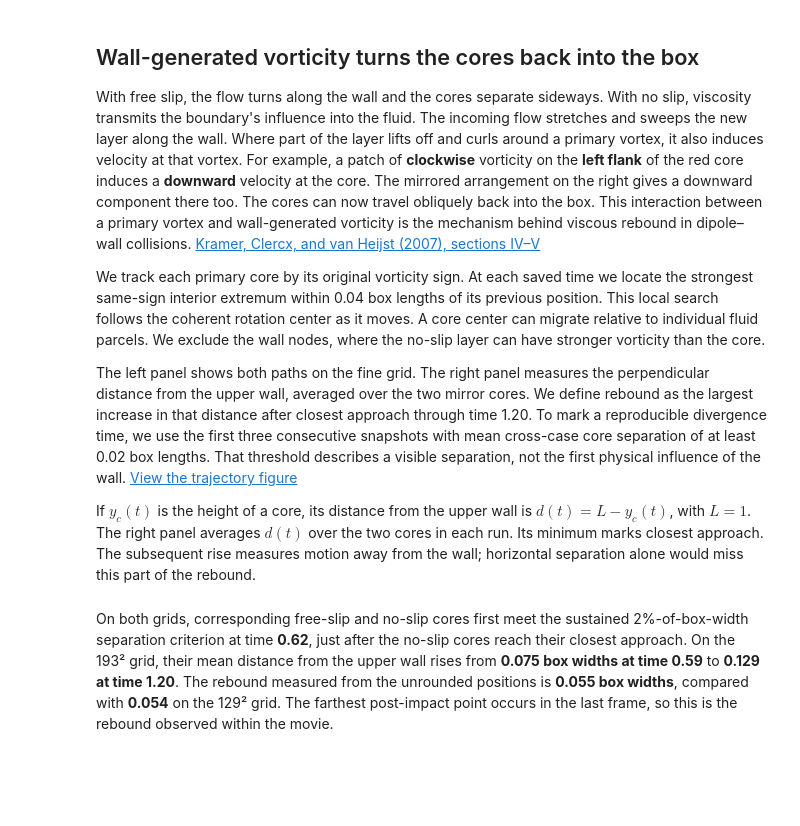
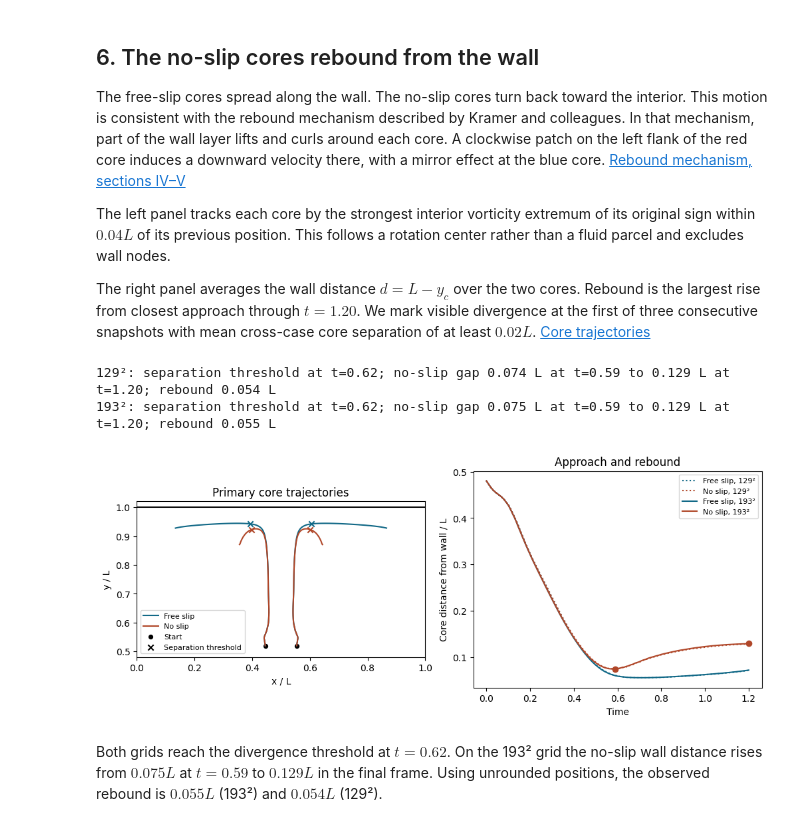
Before and after one commit to jliu2005/turbulence-simulation, a Jupyter notebook: Vortex_wall_collision.ipynb, the cells around one changed output. Drawn from its saved outputs; the diff is of its cells as text; code cells hidden in the pictures; blank space fills up the shorter version.

```diff
--- a/Vortex_wall_collision.ipynb
+++ b/Vortex_wall_collision.ipynb
@@ -72,13 +153,11 @@ plt.show()
 # %% [markdown]
-## Wall-generated vorticity turns the cores back into the box
+## 6. The no-slip cores rebound from the wall
 
-With free slip, the flow turns along the wall and the cores separate sideways. With no slip, viscosity transmits the boundary's influence into the fluid. The incoming flow stretches and sweeps the new layer along the wall. Where part of the layer lifts off and curls around a primary vortex, it also induces velocity at that vortex. For example, a patch of **clockwise** vorticity on the **left flank** of the red core induces a **downward** velocity at the core. The mirrored arrangement on the right gives a downward component there too. The cores can now travel obliquely back into the box. This interaction between a primary vortex and wall-generated vorticity is the mechanism behind viscous rebound in dipole–wall collisions. [Kramer, Clercx, and van Heijst (2007), sections IV–V](https://doi.org/10.1063/1.2814345)
+The free-slip cores spread along the wall. The no-slip cores turn back toward the interior. This motion is consistent with the rebound mechanism described by Kramer and colleagues. In that mechanism, part of the wall layer lifts and curls around each core. A clockwise patch on the left flank of the red core induces a downward velocity there, with a mirror effect at the blue core. [Rebound mechanism, sections IV–V](#ref-kramer)
 
-We track each primary core by its original vorticity sign. At each saved time we locate the strongest same-sign interior extremum within 0.04 box lengths of its previous position. This local search follows the coherent rotation center as it moves. A core center can migrate relative to individual fluid parcels. We exclude the wall nodes, where the no-slip layer can have stronger vorticity than the core.
+The left panel tracks each core by the strongest interior vorticity extremum of its original sign within $0.04L$ of its previous position. This follows a rotation center rather than a fluid parcel and excludes wall nodes.
 
-The left panel shows both paths on the fine grid. The right panel measures the perpendicular distance from the upper wall, averaged over the two mirror cores. We define rebound as the largest increase in that distance after closest approach through time 1.20. To mark a reproducible divergence time, we use the first three consecutive snapshots with mean cross-case core separation of at least 0.02 box lengths. That threshold describes a visible separation, not the first physical influence of the wall. [View the trajectory figure](figures/walls/vortex_core_paths.png)
-
-If $y_c(t)$ is the height of a core, its distance from the upper wall is $d(t)=L-y_c(t)$, with $L=1$. The right panel averages $d(t)$ over the two cores in each run. Its minimum marks closest approach. The subsequent rise measures motion away from the wall; horizontal separation alone would miss this part of the rebound.
+The right panel averages the wall distance $d=L-y_c$ over the two cores. Rebound is the largest rise from closest approach through $t=1.20$. We mark visible divergence at the first of three consecutive snapshots with mean cross-case core separation of at least $0.02L$. [Core trajectories](figures/walls/vortex_core_paths.png)
 # %%
 def core_paths(n):
     h = 1 / (n - 1)
@@ -142,33 +221,38 @@ for n in (129, 193):
         if n == 193:
             for core in (0, 1):
                 paths.plot(
                     *xy[:, case, core].T, color=color, label=name if core == 0 else None
                 )
             paths.scatter(*xy[first, case].T, color=color, marker="x")
     if n == 193:
+        impact_time = t[closest]
         paths.scatter(*xy[0, 0].T, marker="o", color="black", s=18, label="Start")
         paths.scatter([], [], marker="x", color="black", label="Separation threshold")
         gaps.scatter(
             t[[closest, farthest]],
             distance[[closest, farthest], 1],
             color="#b04729",
             zorder=4,
         )
 paths.axhline(1, color="black")
 paths.set(
     xlim=(0, 1),
     ylim=(0.48, 1.02),
     aspect="equal",
     xlabel="x / L",
     ylabel="y / L",
     title="Primary core trajectories",
 )
 paths.legend(fontsize=8)
 gaps.set(
     xlabel="Time", ylabel="Core distance from wall / L", title="Approach and rebound"
 )
 gaps.legend(fontsize=8)
 plt.show()
+# %% [output]
+129²: separation threshold at t=0.62; no-slip gap 0.074 L at t=0.59 to 0.129 L at t=1.20; rebound 0.054 L
+193²: separation threshold at t=0.62; no-slip gap 0.075 L at t=0.59 to 0.129 L at t=1.20; rebound 0.055 L
+[figure, added]
 # %% [markdown]
-On both grids, corresponding free-slip and no-slip cores first meet the sustained 2%-of-box-width separation criterion at time **0.62**, just after the no-slip cores reach their closest approach. On the 193² grid, their mean distance from the upper wall rises from **0.075 box widths at time 0.59** to **0.129 at time 1.20**. The rebound measured from the unrounded positions is **0.055 box widths**, compared with **0.054** on the 129² grid. The farthest post-impact point occurs in the last frame, so this is the rebound observed within the movie.
+Both grids reach the divergence threshold at **$t=0.62$**. On the 193² grid the no-slip wall distance rises from $0.075L$ at $t=0.59$ to $0.129L$ in the final frame. Using unrounded positions, the observed rebound is **$0.055L$** (193²) and **$0.054L$** (129²).
 # %% [markdown]
```
Also changed, not shown: parts of 21 cells of this notebook, 2 other files.
